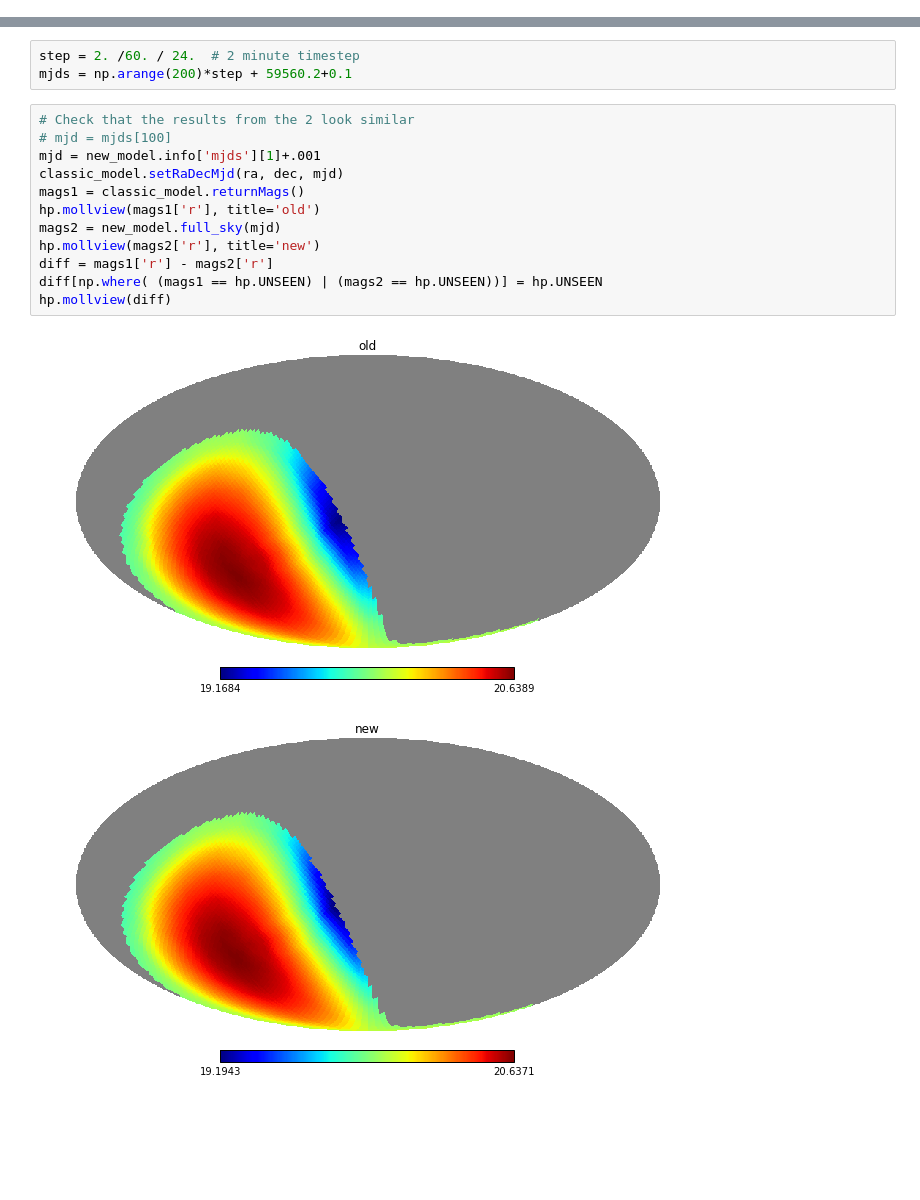
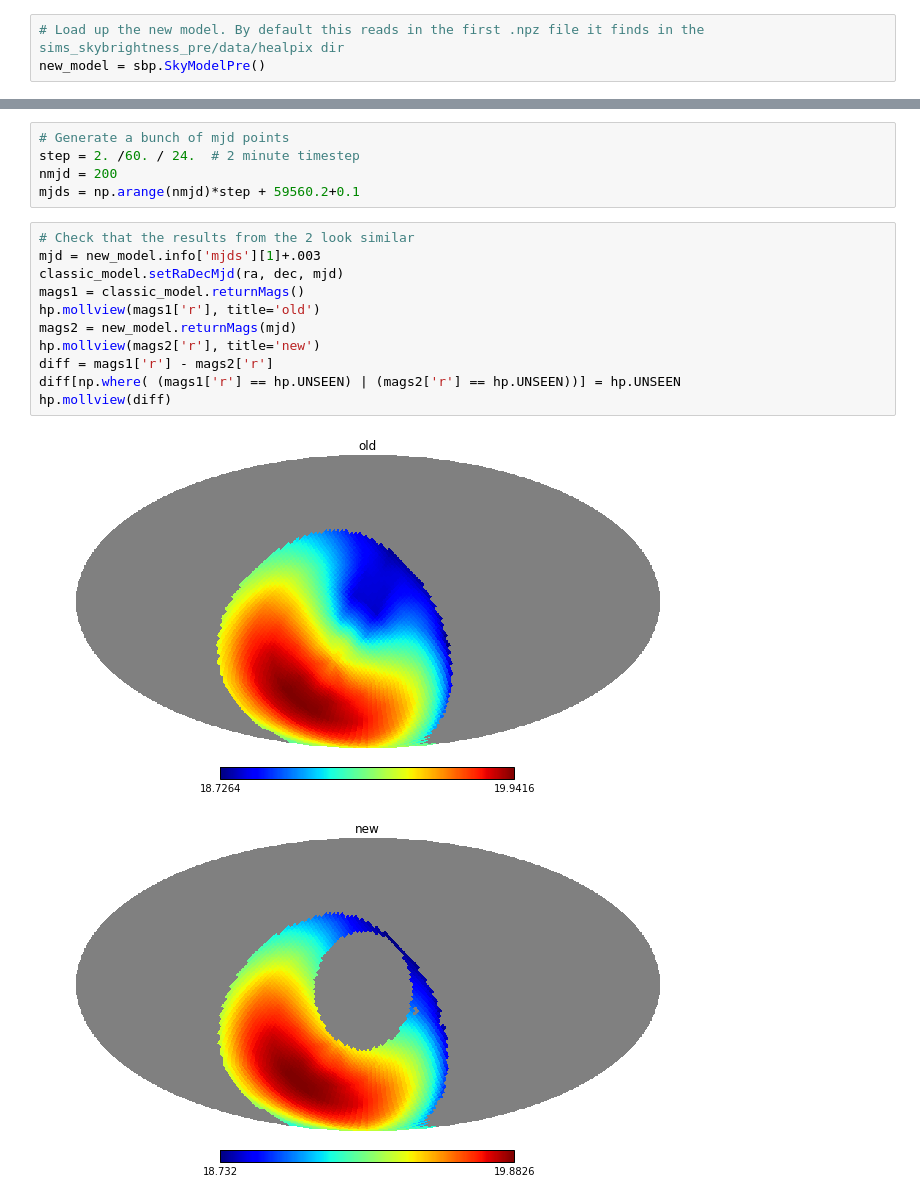
Before and after one commit to lsst-sims/legacy_sims_skybrightness_pre, a Jupyter notebook: examples/timetest_sb.ipynb, the cells around one changed output, grey strips where cells are left out. Saved outputs shown, nothing was run; the diff lists cells and outputs as text; blank space fills up the shorter version.

```diff
--- a/examples/timetest_sb.ipynb
+++ b/examples/timetest_sb.ipynb
@@ -18 +17,4 @@ new_model = sbp.SkyModelPre('generated_sky.npz', data_path="")
+# %%
+# Load up the new model. By default this reads in the first .npz file it finds in the sims_skybrightness_pre/data/healpix dir
+new_model = sbp.SkyModelPre()
 # %%
@@ -27,18 +31,19 @@ def callNew(sm, mjds):
 # %%
+# Generate a bunch of mjd points
 step = 2. /60. / 24.  # 2 minute timestep
-mjds = np.arange(200)*step + 59560.2+0.1
+nmjd = 200
+mjds = np.arange(nmjd)*step + 59560.2+0.1
 # %%
 # Check that the results from the 2 look similar
-# mjd = mjds[100]
-mjd = new_model.info['mjds'][1]+.001
+mjd = new_model.info['mjds'][1]+.003
 classic_model.setRaDecMjd(ra, dec, mjd)
 mags1 = classic_model.returnMags()
 hp.mollview(mags1['r'], title='old')
-mags2 = new_model.full_sky(mjd)
+mags2 = new_model.returnMags(mjd)
 hp.mollview(mags2['r'], title='new')
 diff = mags1['r'] - mags2['r']
-diff[np.where( (mags1 == hp.UNSEEN) | (mags2 == hp.UNSEEN))] = hp.UNSEEN
+diff[np.where( (mags1['r'] == hp.UNSEEN) | (mags2['r'] == hp.UNSEEN))] = hp.UNSEEN
 hp.mollview(diff)
 # %% [output]
-[figure, old version]
+[figure, new version]
-[figure, old version]
+[figure, new version]
```
Also changed, not shown: parts of 17 cells of this notebook, 2 other files.
